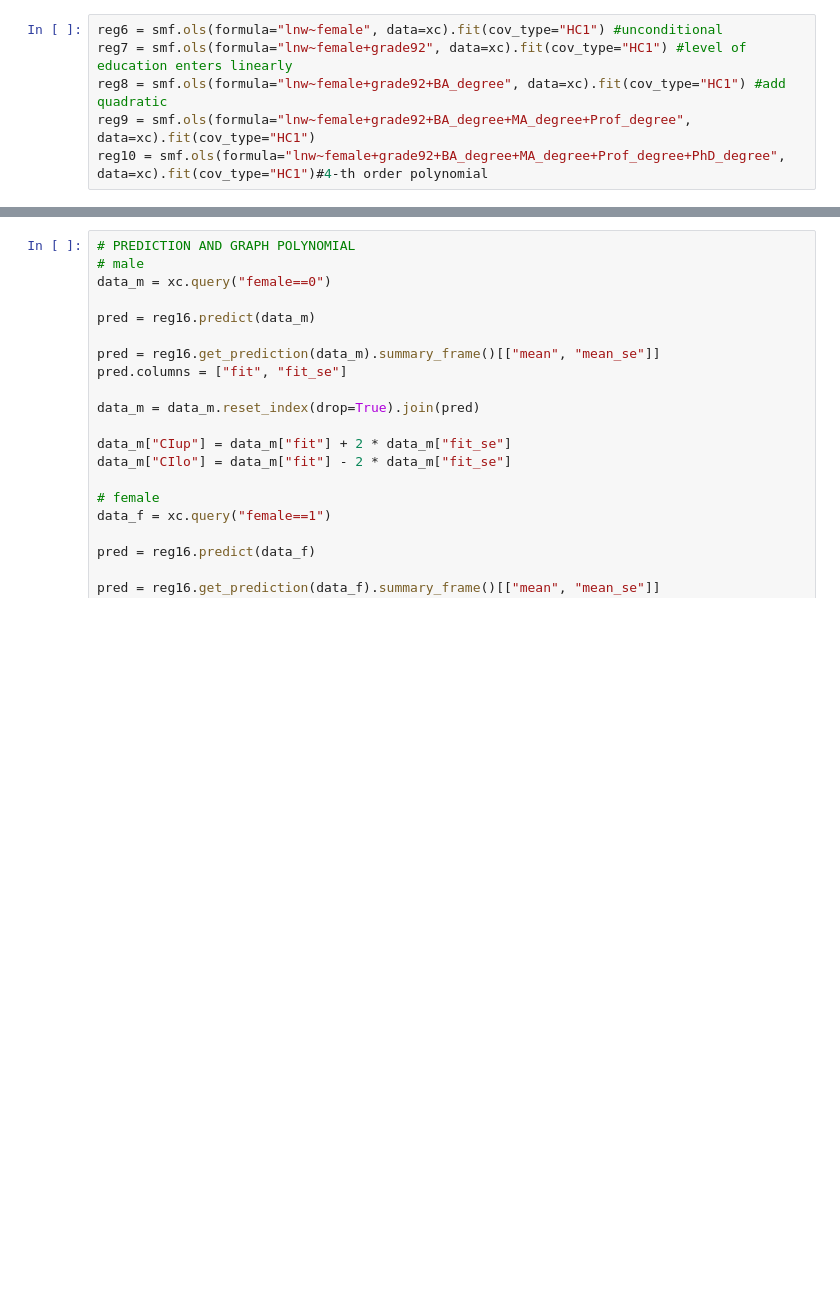
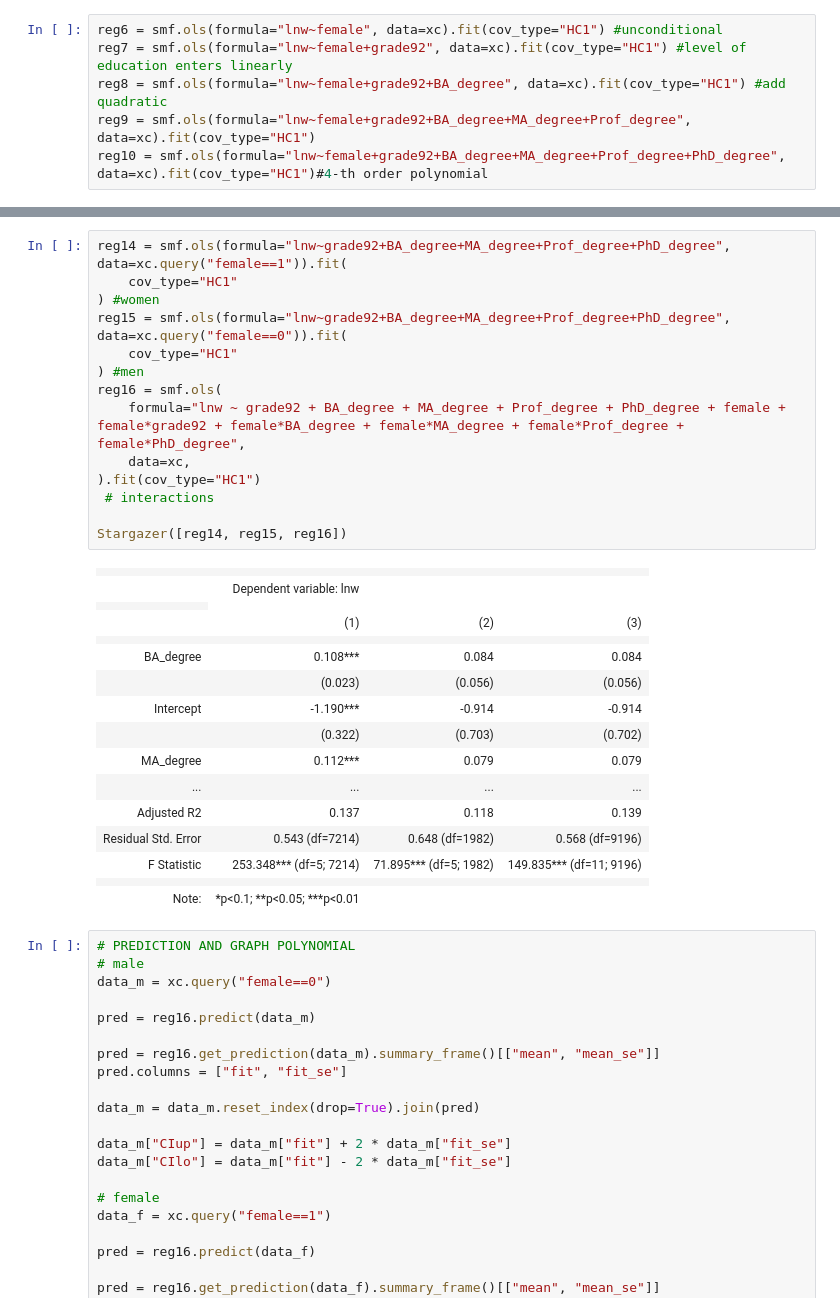
Before and after one commit to Iandrewburg/DA-2-ASSIGNMENT-1, a Jupyter notebook: DA_2_HW_1_Delivery.ipynb, the cells around one changed output, grey strips where cells are left out. Cells and saved outputs as stored; diff of their text form; blank space fills up the shorter version.

```diff
--- a/DA_2_HW_1_Delivery.ipynb
+++ b/DA_2_HW_1_Delivery.ipynb
@@ -237,3 +261,34 @@ AssertionError: Covariate order must contain subset of existing covariates: {'fe
+# %%
+reg14 = smf.ols(formula="lnw~grade92+BA_degree+MA_degree+Prof_degree+PhD_degree", data=xc.query("female==1")).fit(
+    cov_type="HC1"
+) #women
+reg15 = smf.ols(formula="lnw~grade92+BA_degree+MA_degree+Prof_degree+PhD_degree", data=xc.query("female==0")).fit(
+    cov_type="HC1"
+) #men
+reg16 = smf.ols(
+    formula="lnw ~ grade92 + BA_degree + MA_degree + Prof_degree + PhD_degree + female + female*grade92 + female*BA_degree + female*MA_degree + female*Prof_degree + female*PhD_degree",
+    data=xc,
+).fit(cov_type="HC1")
+ # interactions
+
+Stargazer([reg14, reg15, reg16])
+# %% [output]
+|  |  |  |  |
+|  | Dependent variable: lnw |  |  |
+|  |
+|  | (1) | (2) | (3) |
+|  |  |  |  |
+| BA_degree | 0.108*** | 0.084 | 0.084 |
+|  | (0.023) | (0.056) | (0.056) |
+| Intercept | -1.190*** | -0.914 | -0.914 |
+|  | (0.322) | (0.703) | (0.702) |
+| MA_degree | 0.112*** | 0.079 | 0.079 |
+| ... | ... | ... | ... |
+| Adjusted R2 | 0.137 | 0.118 | 0.139 |
+| Residual Std. Error | 0.543 (df=7214) | 0.648 (df=1982) | 0.568 (df=9196) |
+| F Statistic | 253.348*** (df=5; 7214) | 71.895*** (df=5; 1982) | 149.835*** (df=11; 9196) |
+|  |  |  |  |
+| Note: | *p<0.1; **p<0.05; ***p<0.01 |  |  |
 # %%
 # PREDICTION AND GRAPH POLYNOMIAL
 # male
```
Also changed, not shown: parts of 7 cells of this notebook.
